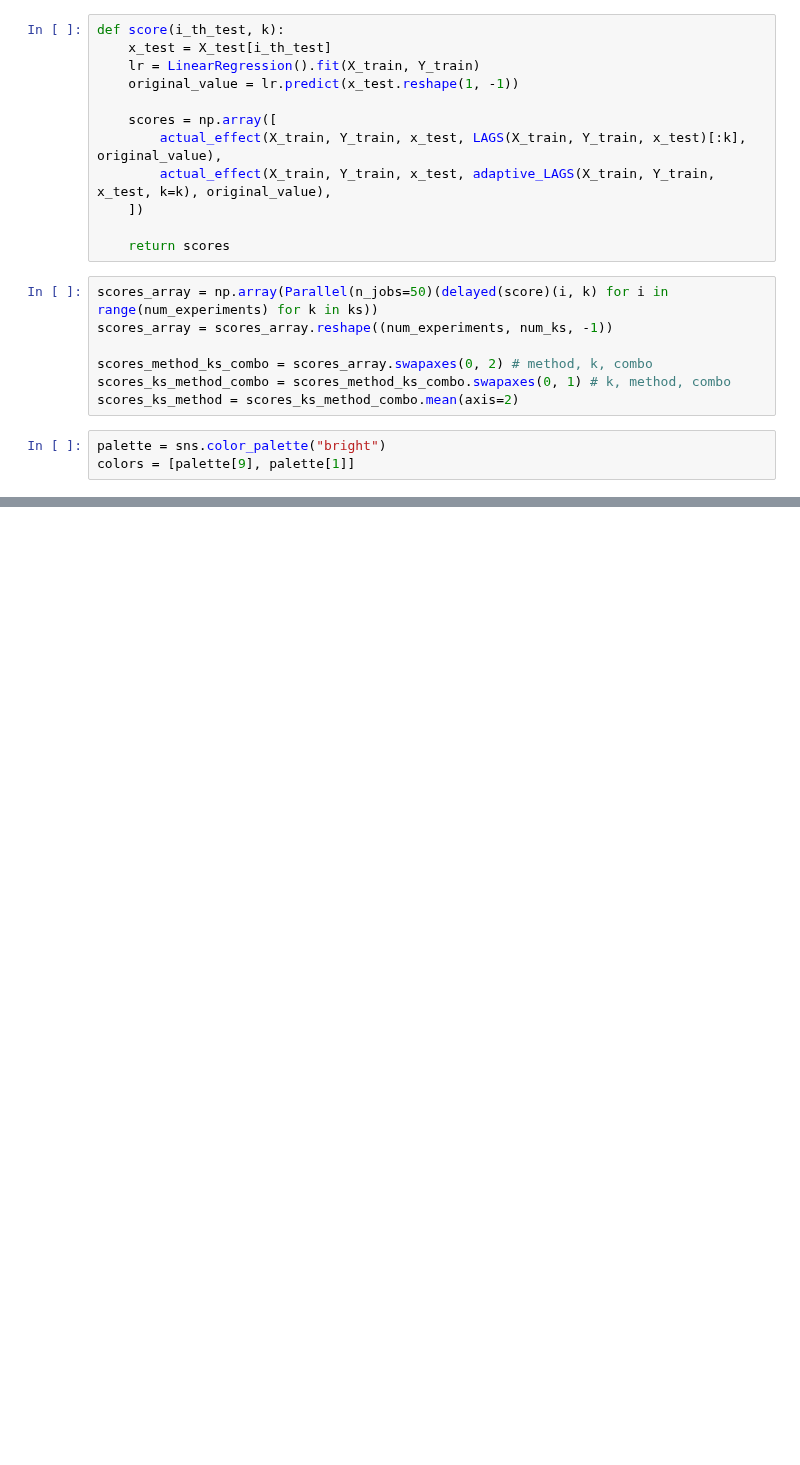
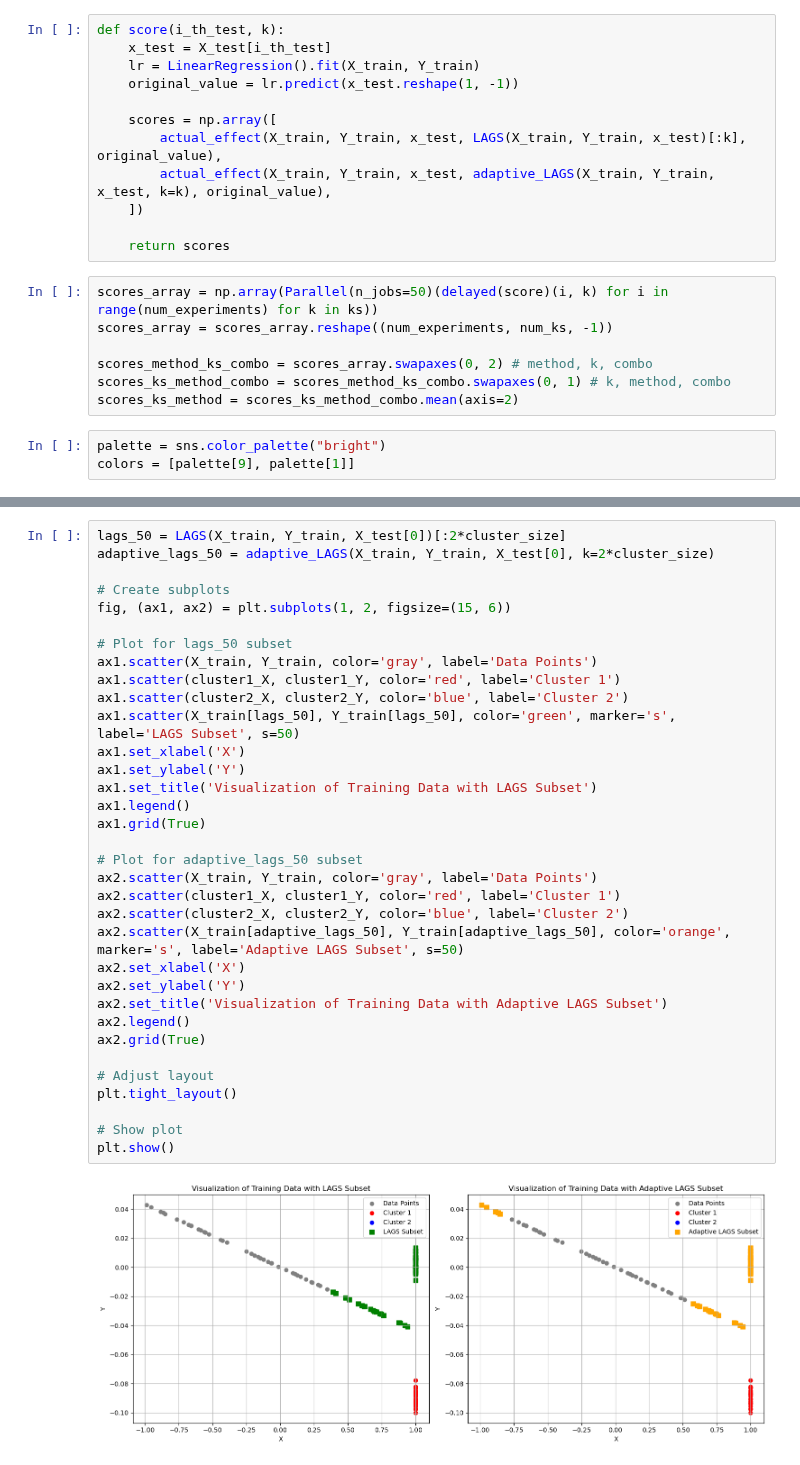
Before and after one commit to sleepymalc/MISS, a Jupyter notebook: linear_regression/synthetic.ipynb, the cells around one changed output, grey strips where cells are left out. Cells and saved outputs as stored; diff of their text form; blank space fills up the shorter version.

```diff
--- a/linear_regression/synthetic.ipynb
+++ b/linear_regression/synthetic.ipynb
@@ -157,0 +231,36 @@ plt.savefig(f'../Figures/Linear_Regression_{mode}_winning.svg', format='svg', dp
+# %%
+lags_50 = LAGS(X_train, Y_train, X_test[0])[:2*cluster_size]
+adaptive_lags_50 = adaptive_LAGS(X_train, Y_train, X_test[0], k=2*cluster_size)
+
+# Create subplots
+fig, (ax1, ax2) = plt.subplots(1, 2, figsize=(15, 6))
+
+# Plot for lags_50 subset
+ax1.scatter(X_train, Y_train, color='gray', label='Data Points')
+ax1.scatter(cluster1_X, cluster1_Y, color='red', label='Cluster 1')
+ax1.scatter(cluster2_X, cluster2_Y, color='blue', label='Cluster 2')
+ax1.scatter(X_train[lags_50], Y_train[lags_50], color='green', marker='s', label='LAGS Subset', s=50)
+ax1.set_xlabel('X')
+ax1.set_ylabel('Y')
+ax1.set_title('Visualization of Training Data with LAGS Subset')
+ax1.legend()
+ax1.grid(True)
+
+# Plot for adaptive_lags_50 subset
+ax2.scatter(X_train, Y_train, color='gray', label='Data Points')
+ax2.scatter(cluster1_X, cluster1_Y, color='red', label='Cluster 1')
+ax2.scatter(cluster2_X, cluster2_Y, color='blue', label='Cluster 2')
+ax2.scatter(X_train[adaptive_lags_50], Y_train[adaptive_lags_50], color='orange', marker='s', label='Adaptive LAGS Subset', s=50)
+ax2.set_xlabel('X')
+ax2.set_ylabel('Y')
+ax2.set_title('Visualization of Training Data with Adaptive LAGS Subset')
+ax2.legend()
+ax2.grid(True)
+
+# Adjust layout
+plt.tight_layout()
+
+# Show plot
+plt.show()
+# %% [output]
+[figure, added]
```
Also changed, not shown: parts of 9 cells of this notebook, 4 other files.
